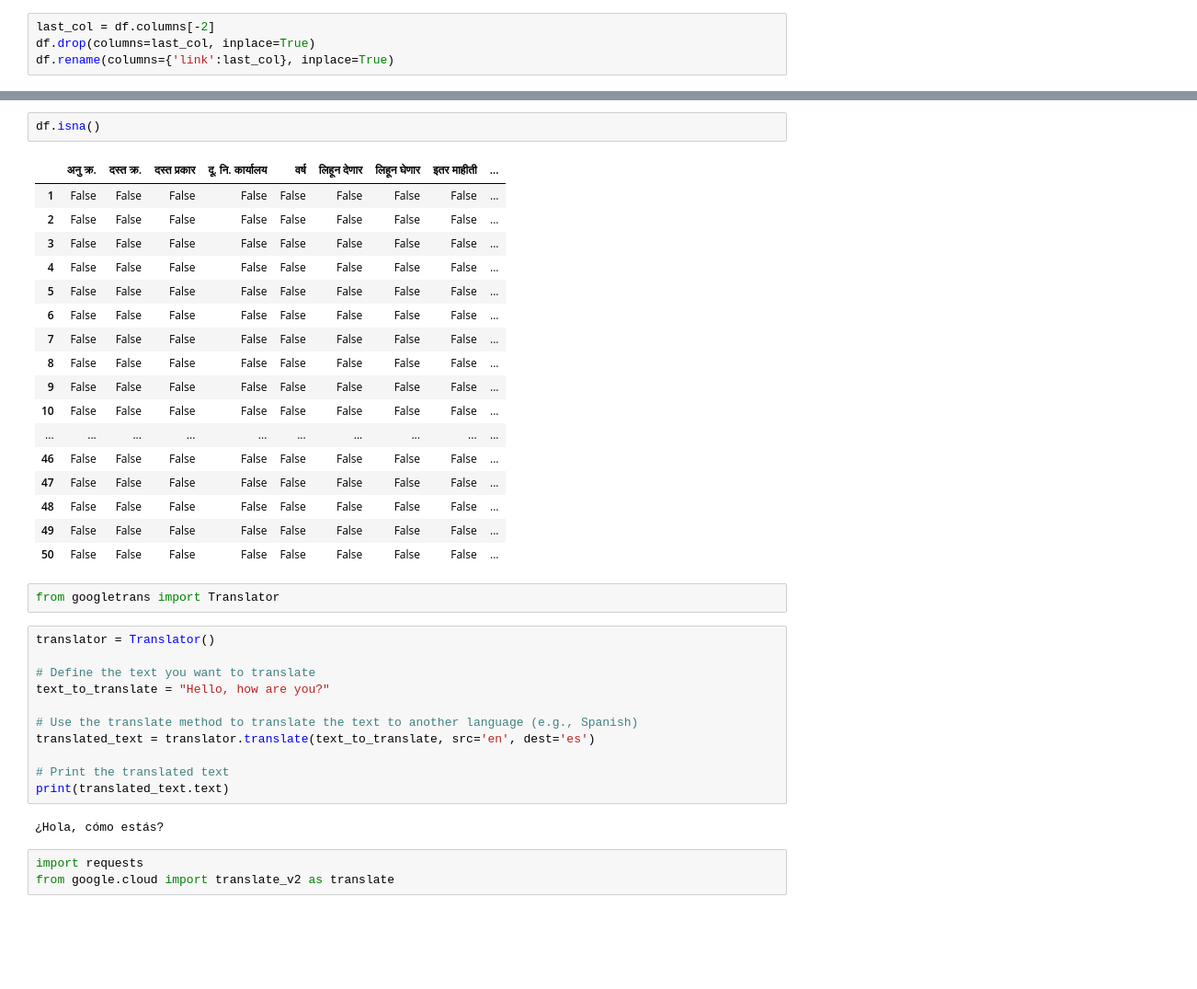
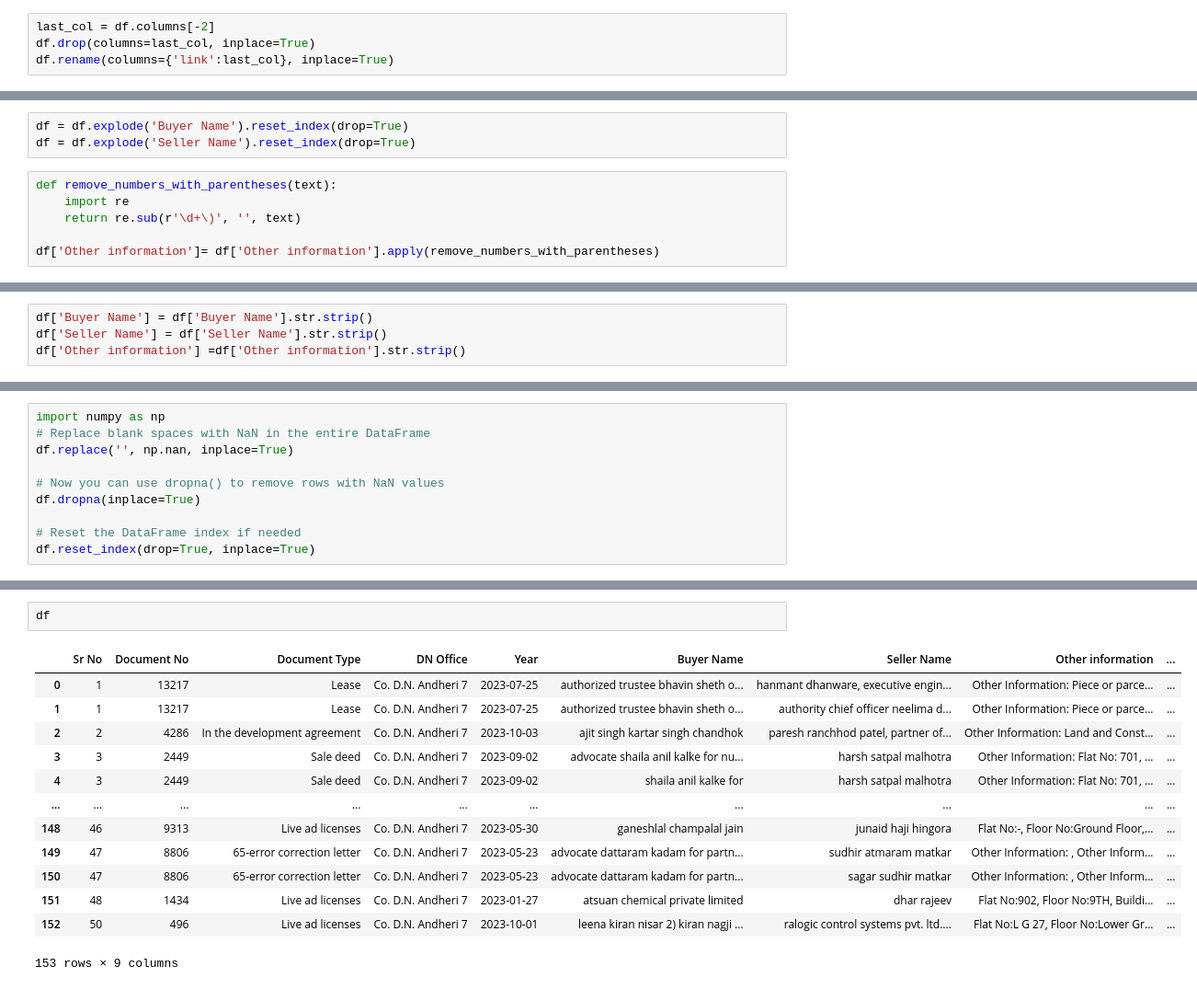
Before and after one commit to dhruvbhavsar0612/scrapper-housing, a Jupyter notebook: data.ipynb, the cells around one changed output, grey strips where cells are left out. Shown: that part at 92% size. Drawn from its saved outputs; the diff is of its cells as text; blank space fills up the shorter version.

```diff
--- a/data.ipynb
+++ b/data.ipynb
@@ -78,0 +170,9 @@ memory usage: 3.9+ KB
+# %%
+df = df.explode('Buyer Name').reset_index(drop=True)
+df = df.explode('Seller Name').reset_index(drop=True)
+# %%
+def remove_numbers_with_parentheses(text):
+    import re
+    return re.sub(r'\d+\)', '', text)
+
+df['Other information']= df['Other information'].apply(remove_numbers_with_parentheses)
@@ -78,0 +198,4 @@ memory usage: 3.9+ KB
+# %%
+df['Buyer Name'] = df['Buyer Name'].str.strip()
+df['Seller Name'] = df['Seller Name'].str.strip()
+df['Other information'] =df['Other information'].str.strip()
@@ -78,0 +221,10 @@ memory usage: 3.9+ KB
+# %%
+import numpy as np
+# Replace blank spaces with NaN in the entire DataFrame
+df.replace('', np.nan, inplace=True)
+
+# Now you can use dropna() to remove rows with NaN values
+df.dropna(inplace=True)
+
+# Reset the DataFrame index if needed
+df.reset_index(drop=True, inplace=True)
@@ -79,38 +250,16 @@ memory usage: 3.9+ KB
 # %%
-df.isna()
+df
 # %% [output]
-|  | अनु क्र. | दस्त क्र. | दस्त प्रकार | दू. नि. कार्यालय | वर्ष | लिहून देणार | लिहून घेणार | इतर माहीती | ... |
-| 1 | False | False | False | False | False | False | False | False | ... |
-| 2 | False | False | False | False | False | False | False | False | ... |
-| 3 | False | False | False | False | False | False | False | False | ... |
-| 4 | False | False | False | False | False | False | False | False | ... |
-| 5 | False | False | False | False | False | False | False | False | ... |
-| 6 | False | False | False | False | False | False | False | False | ... |
-| 7 | False | False | False | False | False | False | False | False | ... |
-| 8 | False | False | False | False | False | False | False | False | ... |
-| 9 | False | False | False | False | False | False | False | False | ... |
-| 10 | False | False | False | False | False | False | False | False | ... |
+|  | Sr No | Document No | Document Type | DN Office | Year | Buyer Name | Seller Name | Other information | ... |
+| 0 | 1 | 13217 | Lease | Co. D.N. Andheri 7 | 2023-07-25 | authorized trustee bhavin sheth o... | hanmant dhanware, executive engin... | Other Information: Piece or parce... | ... |
+| 1 | 1 | 13217 | Lease | Co. D.N. Andheri 7 | 2023-07-25 | authorized trustee bhavin sheth o... | authority chief officer neelima d... | Other Information: Piece or parce... | ... |
+| 2 | 2 | 4286 | In the development agreement | Co. D.N. Andheri 7 | 2023-10-03 | ajit singh kartar singh chandhok | paresh ranchhod patel, partner of... | Other Information: Land and Const... | ... |
+| 3 | 3 | 2449 | Sale deed | Co. D.N. Andheri 7 | 2023-09-02 | advocate shaila anil kalke for nu... | harsh satpal malhotra | Other Information: Flat No: 701, ... | ... |
+| 4 | 3 | 2449 | Sale deed | Co. D.N. Andheri 7 | 2023-09-02 | shaila anil kalke for | harsh satpal malhotra | Other Information: Flat No: 701, ... | ... |
 | ... | ... | ... | ... | ... | ... | ... | ... | ... | ... |
-| 46 | False | False | False | False | False | False | False | False | ... |
-| 47 | False | False | False | False | False | False | False | False | ... |
-| 48 | False | False | False | False | False | False | False | False | ... |
-| 49 | False | False | False | False | False | False | False | False | ... |
-| 50 | False | False | False | False | False | False | False | False | ... |
+| 148 | 46 | 9313 | Live ad licenses | Co. D.N. Andheri 7 | 2023-05-30 | ganeshlal champalal jain | junaid haji hingora | Flat No:-, Floor No:Ground Floor,... | ... |
+| 149 | 47 | 8806 | 65-error correction letter | Co. D.N. Andheri 7 | 2023-05-23 | advocate dattaram kadam for partn... | sudhir atmaram matkar | Other Information: , Other Inform... | ... |
+| 150 | 47 | 8806 | 65-error correction letter | Co. D.N. Andheri 7 | 2023-05-23 | advocate dattaram kadam for partn... | sagar sudhir matkar | Other Information: , Other Inform... | ... |
+| 151 | 48 | 1434 | Live ad licenses | Co. D.N. Andheri 7 | 2023-01-27 | atsuan chemical private limited | dhar rajeev | Flat No:902, Floor No:9TH, Buildi... | ... |
+| 152 | 50 | 496 | Live ad licenses | Co. D.N. Andheri 7 | 2023-10-01 | leena kiran nisar 2) kiran nagji ... | ralogic control systems pvt. ltd.... | Flat No:L G 27, Floor No:Lower Gr... | ... |
+153 rows × 9 columns
-# %%
-from googletrans import Translator
-# %%
-translator = Translator()
-
-# Define the text you want to translate
-text_to_translate = "Hello, how are you?"
-
-# Use the translate method to translate the text to another language (e.g., Spanish)
-translated_text = translator.translate(text_to_translate, src='en', dest='es')
-
-# Print the translated text
-print(translated_text.text)
-# %% [output]
-¿Hola, cómo estás?
-# %%
-import requests
-from google.cloud import translate_v2 as translate
```
Also changed, not shown: parts of 21 cells of this notebook, 10 other files.
